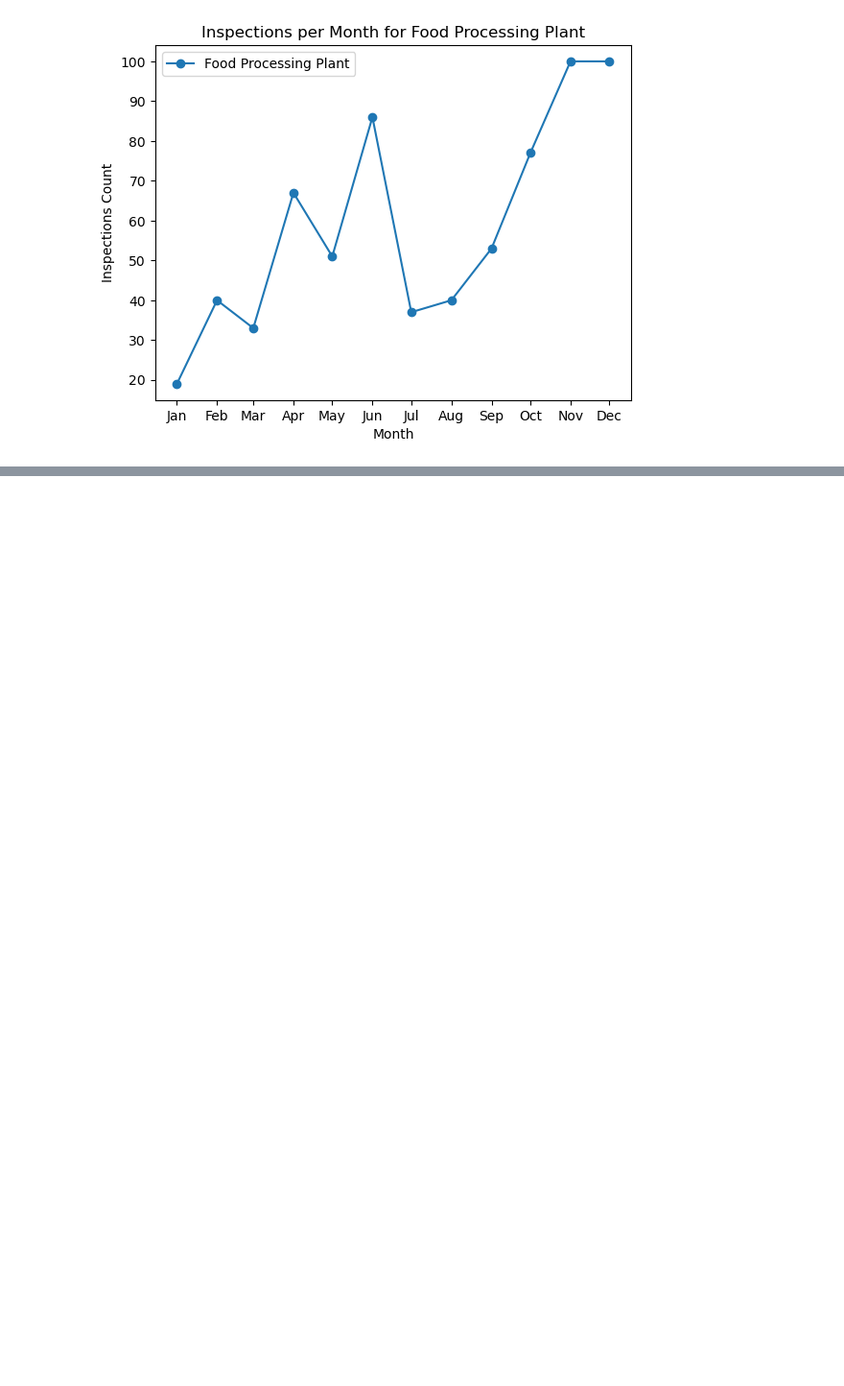
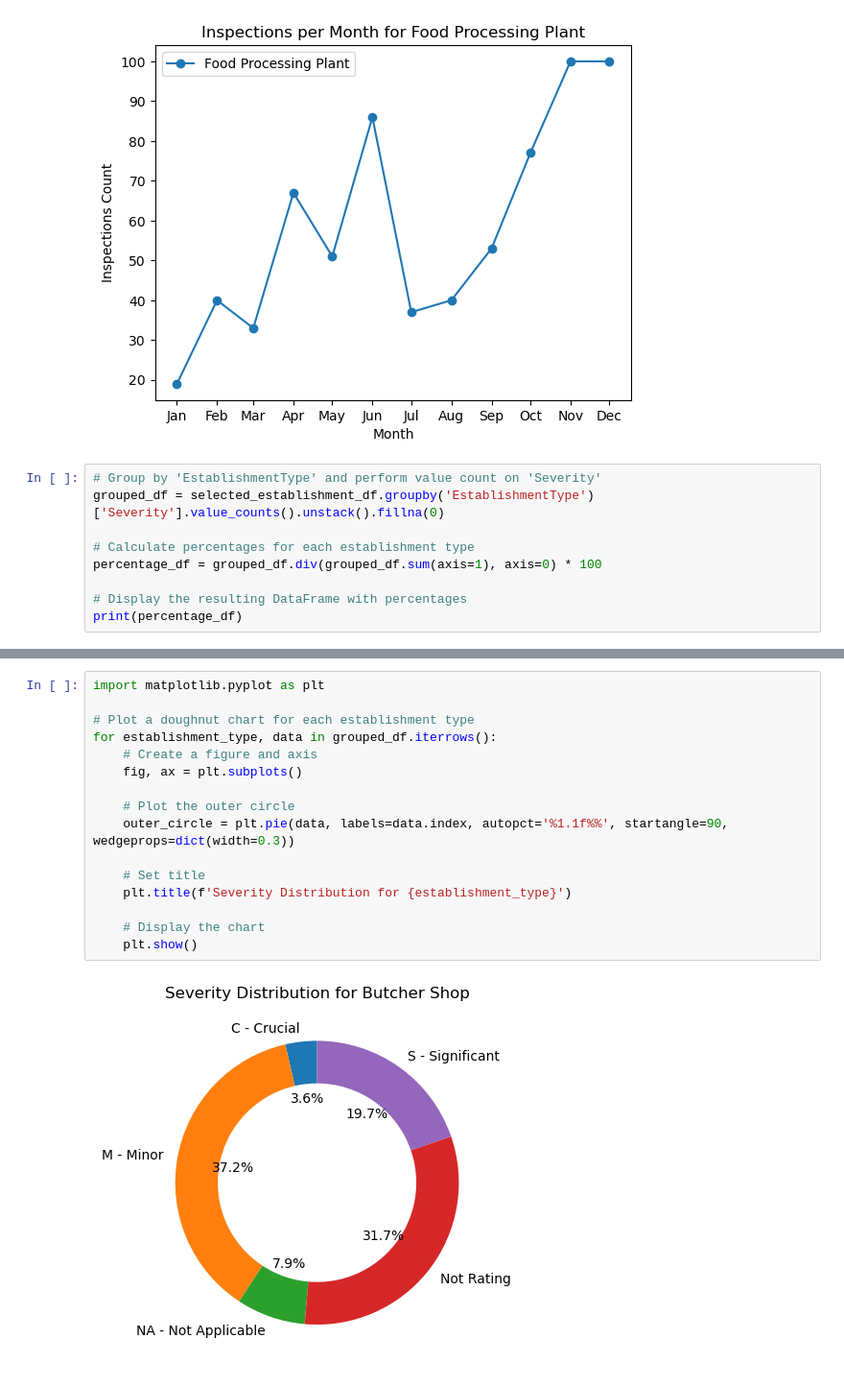
Before and after one commit to arsalan-radhu/DineSafeProject, a Jupyter notebook: Draft.ipynb, the cells around one changed output, grey strips where cells are left out. Shown: that part at 96% size. Drawn from its saved outputs; the diff is of its cells as text; blank space fills up the shorter version.

```diff
--- a/Draft.ipynb
+++ b/Draft.ipynb
@@ -410,3 +410,12 @@ for establishment_type, data in grouped_df.groupby('EstablishmentType'):
 [figure]
 [figure]
 [figure]
+# %%
+# Group by 'EstablishmentType' and perform value count on 'Severity'
+grouped_df = selected_establishment_df.groupby('EstablishmentType')['Severity'].value_counts().unstack().fillna(0)
+
+# Calculate percentages for each establishment type
+percentage_df = grouped_df.div(grouped_df.sum(axis=1), axis=0) * 100
+
+# Display the resulting DataFrame with percentages
+print(percentage_df)
@@ -412,0 +438,18 @@ for establishment_type, data in grouped_df.groupby('EstablishmentType'):
+# %%
+import matplotlib.pyplot as plt
+
+# Plot a doughnut chart for each establishment type
+for establishment_type, data in grouped_df.iterrows():
+    # Create a figure and axis
+    fig, ax = plt.subplots()
+
+    # Plot the outer circle
+    outer_circle = plt.pie(data, labels=data.index, autopct='%1.1f%%', startangle=90, wedgeprops=dict(width=0.3))
+
+    # Set title
+    plt.title(f'Severity Distribution for {establishment_type}')
+
+    # Display the chart
+    plt.show()
+# %% [output]
+[figure, added]
```
Also changed, not shown: parts of 2 cells of this notebook.
